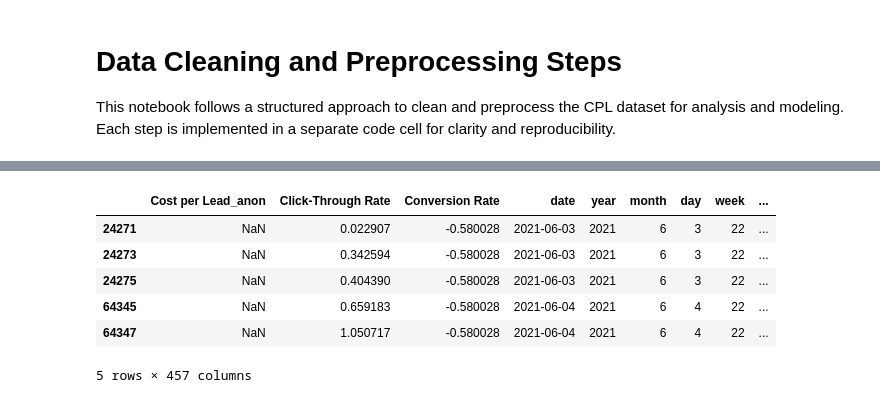
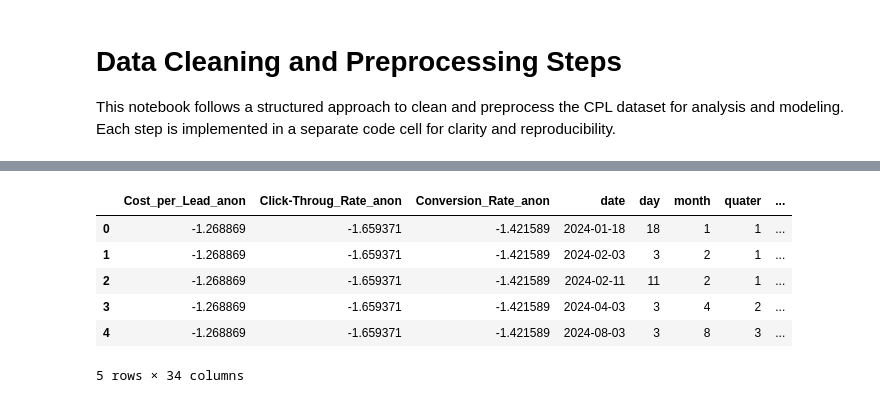
Before and after one commit to JoeyKraemer/CPL_prediction, a Jupyter notebook: preprocessing.ipynb, the cells around one changed output, grey strips where cells are left out. Drawn from its saved outputs; the diff is of its cells as text; code cells hidden in the pictures.

```diff
--- a/preprocessing.ipynb
+++ b/preprocessing.ipynb
@@ -65,14 +68,13 @@ data.head()
 # %%
 # Step 3: Convert data types
 # Convert numeric columns
-numeric_conversion = ['Cost per Lead_anon', 'Click-Through Rate', 'Conversion Rate']
+numeric_conversion = ['Cost_per_Lead_anon', 'Click-Throug_Rate_anon', 'Conversion_Rate_anon']
 for col in numeric_conversion:
     if col in data.columns:
         data[col] = pd.to_numeric(data[col], errors='coerce')
 
 # Convert 'date' column to datetime
-if 'date' in data.columns:
-    data['date'] = pd.to_datetime(data['date'], format='%d-%m-%Y', errors='coerce')
+data['date'] = pd.to_datetime(data['date'], format='%Y-%m-%d', errors='coerce')
 
 data.dtypes
 # %% [output]
@@ -187,11 +193,12 @@ The IQR is commonly used to detect outliers. Values that fall below $Q1 - 1.5 \t
 # Step 8: Normalize/standardize numeric features
 from sklearn.preprocessing import StandardScaler
 
+scale_cols = ['Cost_per_Lead_anon', 'Click-Throug_Rate_anon', 'Conversion_Rate_anon', 'campaign_max_day', 'campaign_max_month', 'campaign_max_total', 'campaign_max_week', 'cpl_lag_1', 'cpl_lag_2', 'cpl_lag_3', 'cpl_lag_7', 'rolling_mean']
+
 scaler = StandardScaler()
-numeric_cols_to_scale = ['Cost per Lead_anon', 'Click-Through Rate', 'Conversion Rate', 'campaign_max_day', 'campaign_max_month', 'campaign_max_total', 'campaign_max_week', 'prev_day_cpl']
-for col in numeric_cols_to_scale:
+for col in scale_cols:
     if col in data.columns:
         data[col] = scaler.fit_transform(data[[col]])
 
-data[numeric_cols_to_scale].head()
+data[scale_cols].head()
 # %% [output]
@@ -203,0 +211,11 @@ data[numeric_cols_to_scale].head()
+# %%
+cat_cols = [
+    'ad_name_anon', 'day_of_the_week', 'campaign_name_anon', 'target_business_anon', 'target_region_anon',
+    'traffic_source_campaign_name_anon', 'vertical_anon', 'country_anon', 'customer_name_anon', 'business_region_anon'
+]
+
+for col in cat_cols:
+    if col in data.columns:
+        print(f"{col}: {data[col].nunique()} unique values")
+    else:
+        print(f"{col}: Not in dataset")
@@ -204,16 +233,32 @@ data[numeric_cols_to_scale].head()
 # %%
 # Step 9: Encode categorical variables
+from sklearn.preprocessing import LabelEncoder
+
 # One-hot encode selected categorical columns
-categorical_to_encode = ['day_of_week_name', 'ad_name_anon', 'campaign_name_anon', 'target_business_anon', 'target_region_anon']
-categorical_to_encode = [col for col in categorical_to_encode if col in data.columns]
-data = pd.get_dummies(data, columns=categorical_to_encode, drop_first=True)
+onehot_cols = ['day_of_the_week', 'target_business_anon']  # not anymore in dataset:  'ad_name_anon', 'campaign_name_anon'  # 'traffic_source_campaign_name_anon', 'vertical_anon', 'country_anon', 'customer_name_anon', 'business_region_anon'
+onehot_cols = [col for col in onehot_cols if col in data.columns]
+data = pd.get_dummies(data, columns=onehot_cols, drop_first=True)
+
+# # categorical_extra = ['traffic_source_campaign_name_anon', 'vertical_anon', 'country_anon', 'customer_name_anon']
+# label_encode_cols = [
+#     'traffic_source_campaign_name_anon',
+#     'vertical_anon',
+#     'country_anon',
+#     'customer_name_anon'
+# ]
+
+# for col in label_encode_cols:
+#     if col in data.columns:
+#         le = LabelEncoder()
+#         data[col] = le.fit_transform(data[col].astype(str))
+
 data.head()
 # %% [output]
-|  | Cost per Lead_anon | Click-Through Rate | Conversion Rate | date | year | month | day | week | ... |
-| 24271 | NaN | 0.022907 | -0.580028 | 2021-06-03 | 2021 | 6 | 3 | 22 | ... |
-| 24273 | NaN | 0.342594 | -0.580028 | 2021-06-03 | 2021 | 6 | 3 | 22 | ... |
-| 24275 | NaN | 0.404390 | -0.580028 | 2021-06-03 | 2021 | 6 | 3 | 22 | ... |
-| 64345 | NaN | 0.659183 | -0.580028 | 2021-06-04 | 2021 | 6 | 4 | 22 | ... |
-| 64347 | NaN | 1.050717 | -0.580028 | 2021-06-04 | 2021 | 6 | 4 | 22 | ... |
+|  | Cost_per_Lead_anon | Click-Throug_Rate_anon | Conversion_Rate_anon | date | day | month | quater | ... |
+| 0 | -1.268869 | -1.659371 | -1.421589 | 2024-01-18 | 18 | 1 | 1 | ... |
+| 1 | -1.268869 | -1.659371 | -1.421589 | 2024-02-03 | 3 | 2 | 1 | ... |
+| 2 | -1.268869 | -1.659371 | -1.421589 | 2024-02-11 | 11 | 2 | 1 | ... |
+| 3 | -1.268869 | -1.659371 | -1.421589 | 2024-04-03 | 3 | 4 | 2 | ... |
+| 4 | -1.268869 | -1.659371 | -1.421589 | 2024-08-03 | 3 | 8 | 3 | ... |
-5 rows × 457 columns
+5 rows × 34 columns
 # %%
```
Also changed, not shown: parts of 38 cells of this notebook, 3 other files.
